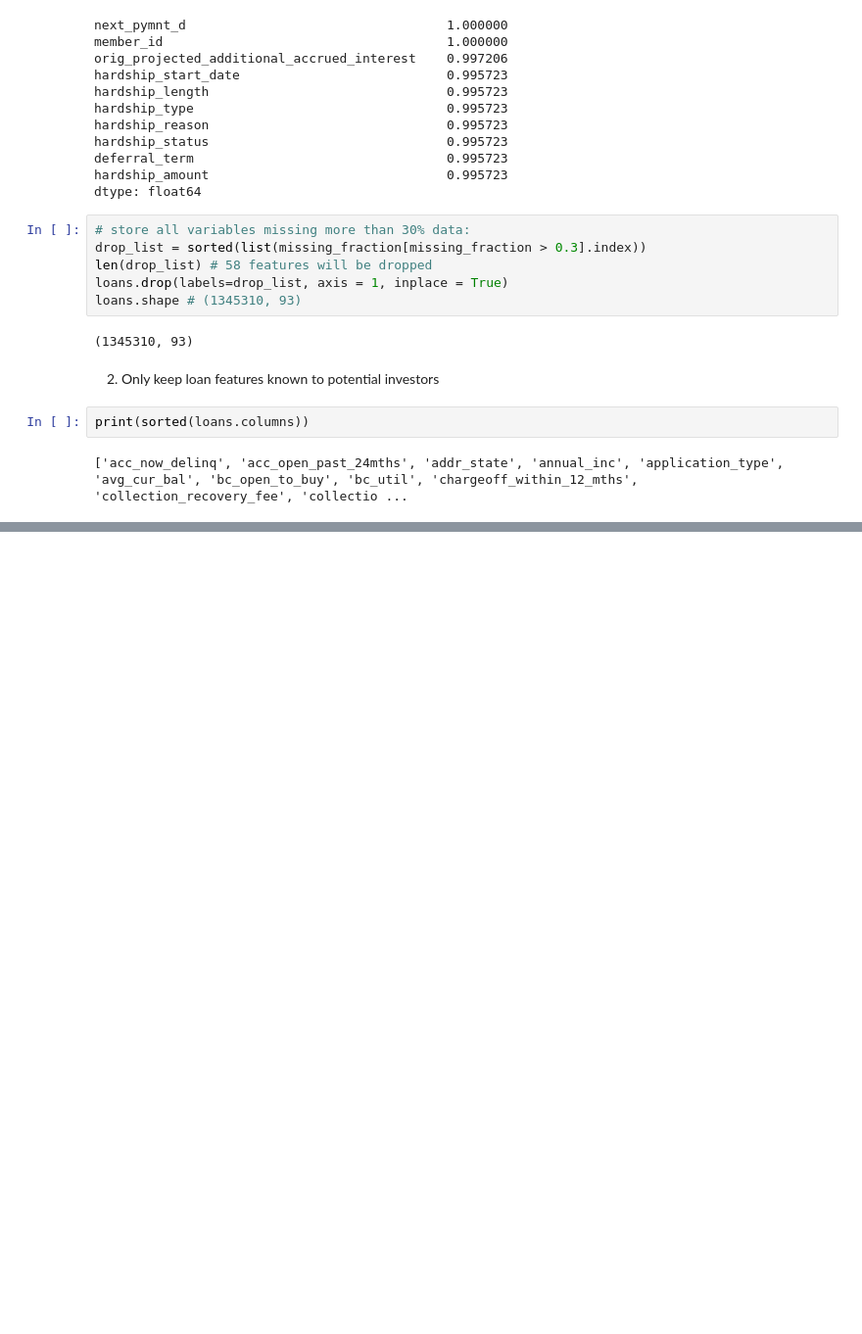
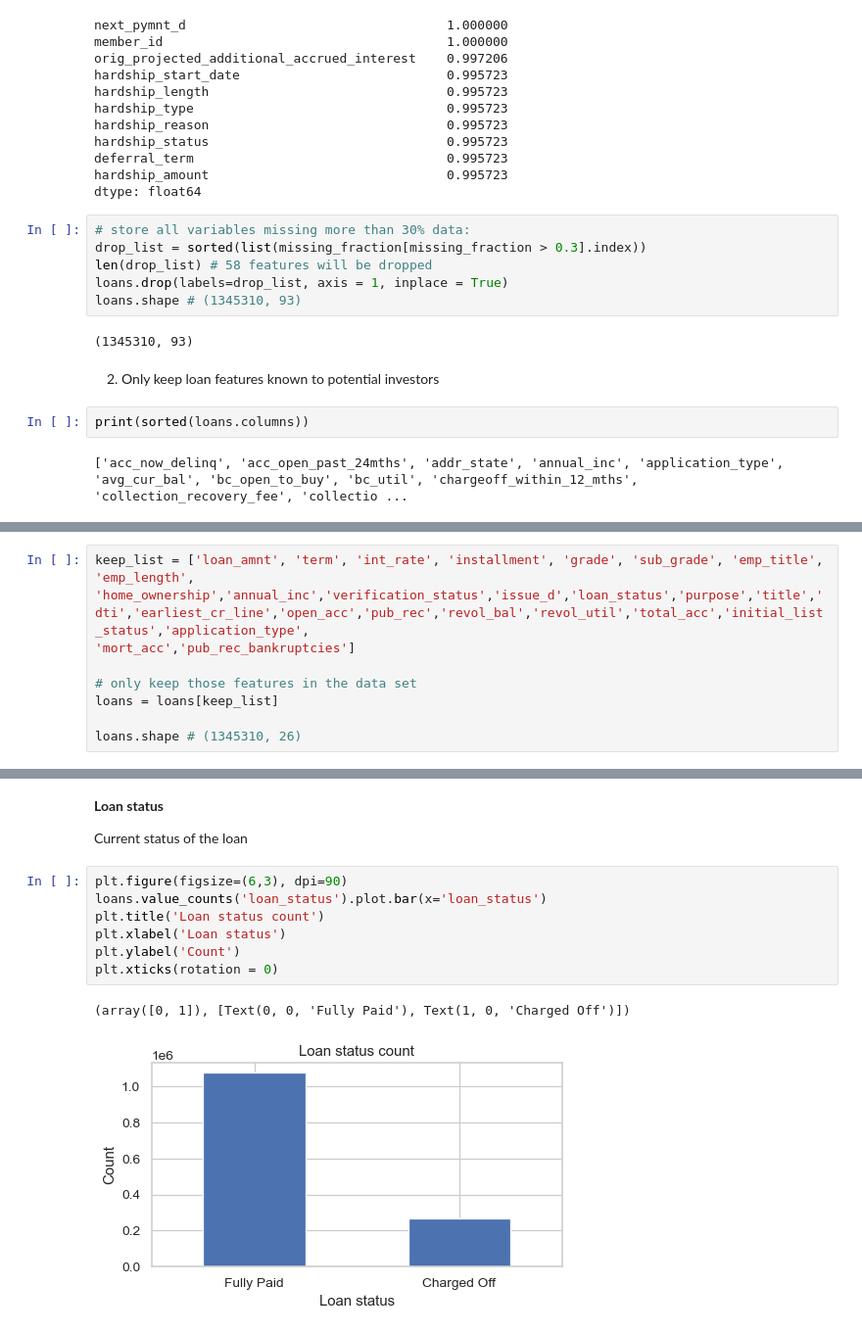
Before and after one commit to Siying6560/Lending-Club-Loan-Classification, a Jupyter notebook: LendingLoanEDA.ipynb, the cells around one changed output, grey strips where cells are left out. Shown at 98% size. Saved outputs shown, nothing was run; the diff lists cells and outputs as text; blank space fills up the shorter version.

Commit message:
EDA function, variable loan amount and varibale term

```diff
--- a/LendingLoanEDA.ipynb
+++ b/LendingLoanEDA.ipynb
@@ -127,0 +130,9 @@ print(sorted(loans.columns))
+# %%
+keep_list = ['loan_amnt', 'term', 'int_rate', 'installment', 'grade', 'sub_grade', 'emp_title', 'emp_length',
+'home_ownership','annual_inc','verification_status','issue_d','loan_status','purpose','title','dti','earliest_cr_line','open_acc','pub_rec','revol_bal','revol_util','total_acc','initial_list_status','application_type',
+'mort_acc','pub_rec_bankruptcies']
+
+# only keep those features in the data set
+loans = loans[keep_list]
+
+loans.shape # (1345310, 26)
@@ -127,0 +175,14 @@ print(sorted(loans.columns))
+# %% [markdown]
+**Loan status**
+
+Current status of the loan
+# %%
+plt.figure(figsize=(6,3), dpi=90)
+loans.value_counts('loan_status').plot.bar(x='loan_status')
+plt.title('Loan status count')
+plt.xlabel('Loan status')
+plt.ylabel('Count')
+plt.xticks(rotation = 0)
+# %% [output]
+(array([0, 1]), [Text(0, 0, 'Fully Paid'), Text(1, 0, 'Charged Off')])
+[figure, added]
```
Also changed, not shown: parts of 20 cells of this notebook.
